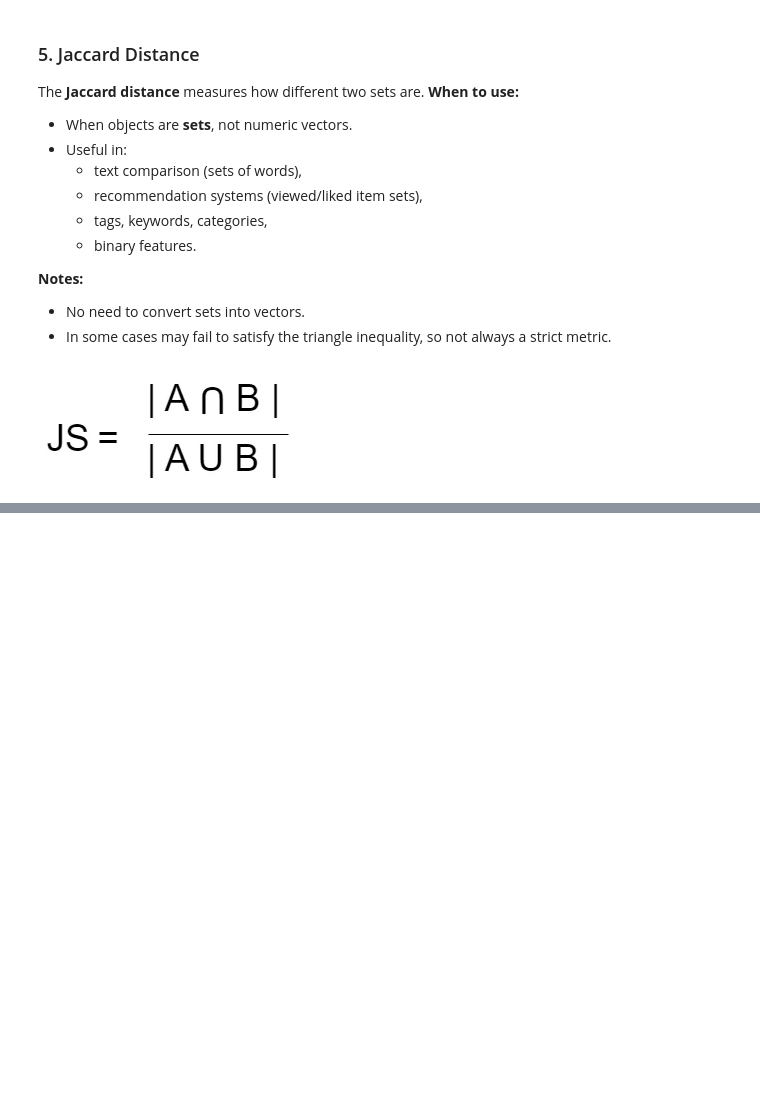
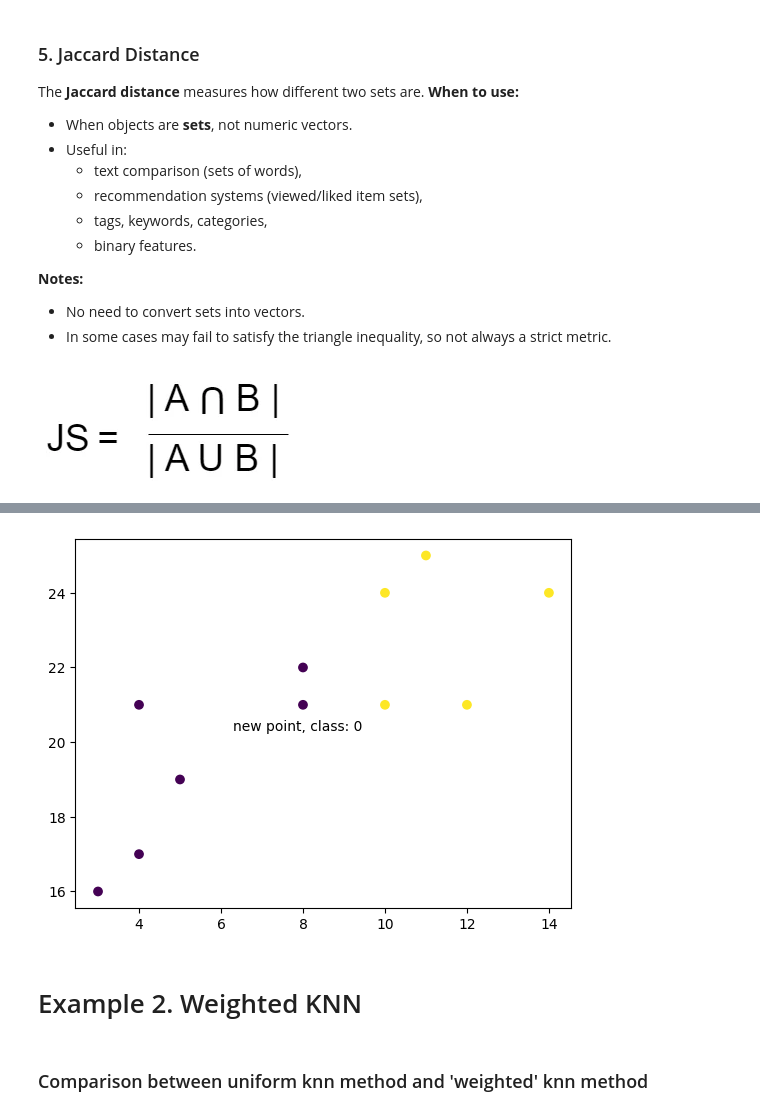
Before and after one commit to mus4tova/ml-handbook, a Jupyter notebook: ml/classical_ml/knn_metric_method.ipynb, the cells around one changed output, grey strips where cells are left out. Saved outputs shown, nothing was run; the diff lists cells and outputs as text; code cells hidden in the pictures; blank space fills up the shorter version.

```diff
--- a/ml/classical_ml/knn_metric_method.ipynb
+++ b/ml/classical_ml/knn_metric_method.ipynb
@@ -111,0 +139,17 @@ https://education.yandex.ru/handbook/ml/article/metricheskiye-metody#metod-k-bli
+# %%
+# Inference
+
+test_x, test_y = 8, 21
+new_point = [(test_x, test_y)]
+
+prediction = knn.predict(new_point)
+
+plt.scatter(x + [test_x], y + [test_y], c=classes + [prediction[0]])
+plt.text(x=test_x-1.7, y=test_y-0.7, s=f"new point, class: {prediction[0]}")
+plt.show()
+# %% [output]
+[figure, added]
+# %% [markdown]
+# Example 2. Weighted KNN
+# %% [markdown]
+### Comparison between uniform knn method and 'weighted' knn method
```
Also changed, not shown: parts of 35 cells of this notebook.
